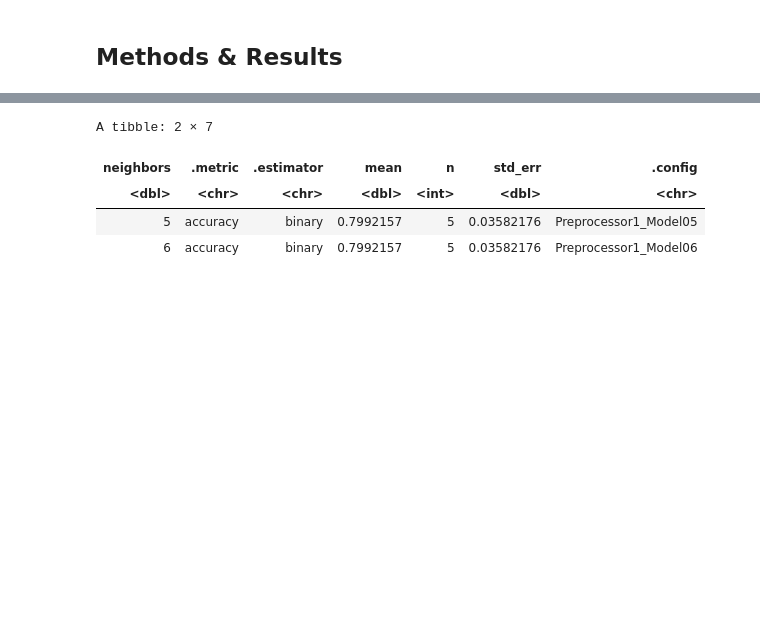
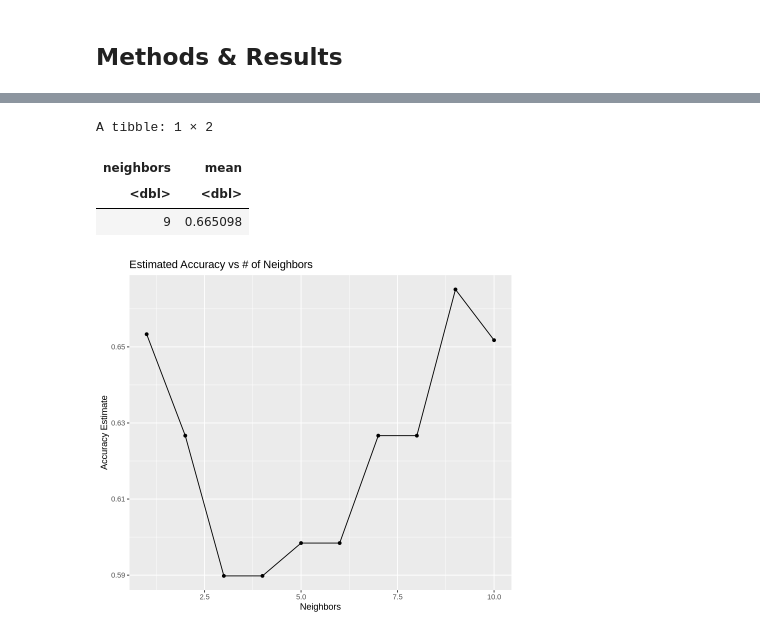
Before and after one commit to shk-am/dsci100-project, a Jupyter notebook: project_report.ipynb, the cells around one changed output, grey strips where cells are left out. Drawn from its saved outputs; the diff is of its cells as text; code cells hidden in the pictures; blank space fills up the shorter version.

```diff
--- a/project_report.ipynb
+++ b/project_report.ipynb
@@ -80,0 +33,9 @@ A tibble: 109 × 3
+# %%
+players <- read_csv("data/players.csv", show_col_types = FALSE)
+
+players_tidy <- players |>
+    filter(played_hours > 0, Age != "NA") |>
+    mutate(subscribe = as.factor(subscribe)) |>
+    select(played_hours, Age, subscribe)
+
+players_tidy
@@ -96,38 +80,50 @@ players_plot
 # %%
 set.seed(100)
 
+# setting up sets, recipe, and specifications
 player_split <- initial_split(players_tidy, prop = 0.75, strata = subscribe)
 player_training <- training(player_split)
 player_testing <- testing(player_split)
 
 player_recipe <- recipe(subscribe ~ . , data = player_training) |>
     step_scale(all_predictors()) |>
-    step_center(all_predictors())
+    step_center(all_predictors()) |>
+    step_upsample(subscribe, over_ratio = 1)
 
 knn_spec <- nearest_neighbor(weight_func = "rectangular", neighbors = tune()) |>
     set_engine("kknn") |>
     set_mode("classification")
 
 k_vals <- tibble(neighbors = seq(from = 1, to = 10, by = 1))
 
 player_vfold <- vfold_cv(player_training, v = 5, strata = subscribe)
 
+# putting it together in a workflow
 k_compare <- workflow() |>
     add_recipe(player_recipe) |>
     add_model(knn_spec) |>
     tune_grid(resamples = player_vfold, grid = k_vals) |>
-    collect_metrics()
+    collect_metrics() |>
+    filter(.metric == "accuracy")
 
+# plotted visualization
+options(repr.plot.height = 6, repr.plot.width = 7)
+k_compare_graph <- k_compare |>
+    ggplot(aes(x = neighbors, y = mean)) +
+    geom_point() +
+    geom_line() +
+    labs(x = "Neighbors", y = "Accuracy Estimate", title = "Estimated Accuracy vs # of Neighbors")
+
+# best k value & accuracy
 k_choice <- k_compare |>
-    filter(.metric == "accuracy") |>
-    slice_max(mean, n = 1)
+    slice_max(mean, n = 1) |>
+    select(neighbors, mean)
 
+k_compare_graph
 k_choice
-
-# Choose 5 because it means there will be no ties
 # %% [output]
-A tibble: 2 × 7
+A tibble: 1 × 2
-| neighbors | .metric | .estimator | mean | n | std_err | .config |
-| <dbl> | <chr> | <chr> | <dbl> | <int> | <dbl> | <chr> |
-| 5 | accuracy | binary | 0.7992157 | 5 | 0.03582176 | Preprocessor1_Model05 |
-| 6 | accuracy | binary | 0.7992157 | 5 | 0.03582176 | Preprocessor1_Model06 |
+| neighbors | mean |
+| <dbl> | <dbl> |
+| 9 | 0.665098 |
+[figure, added]
```
Also changed, not shown: parts of 10 cells of this notebook.
